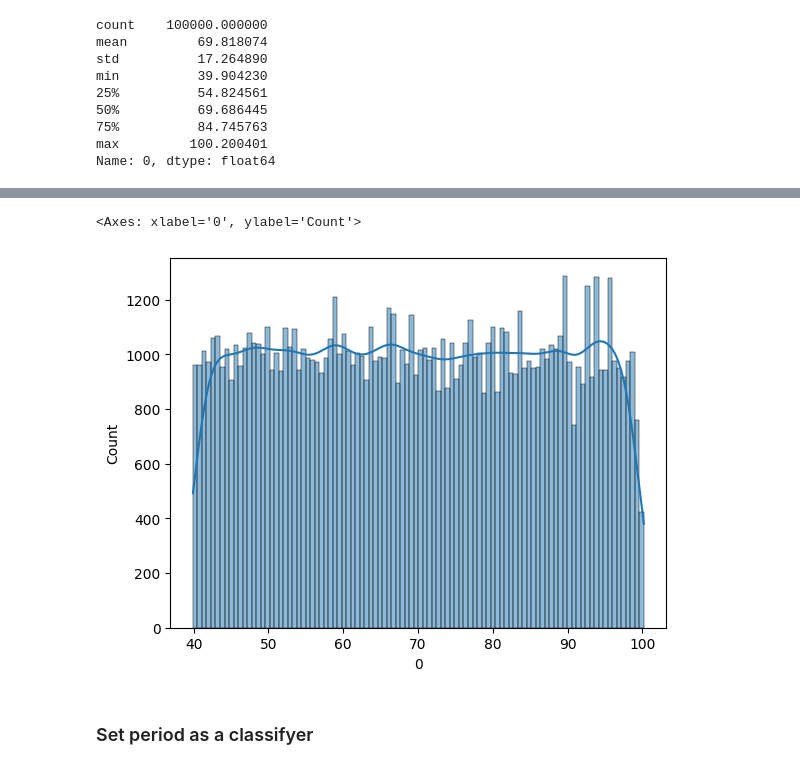
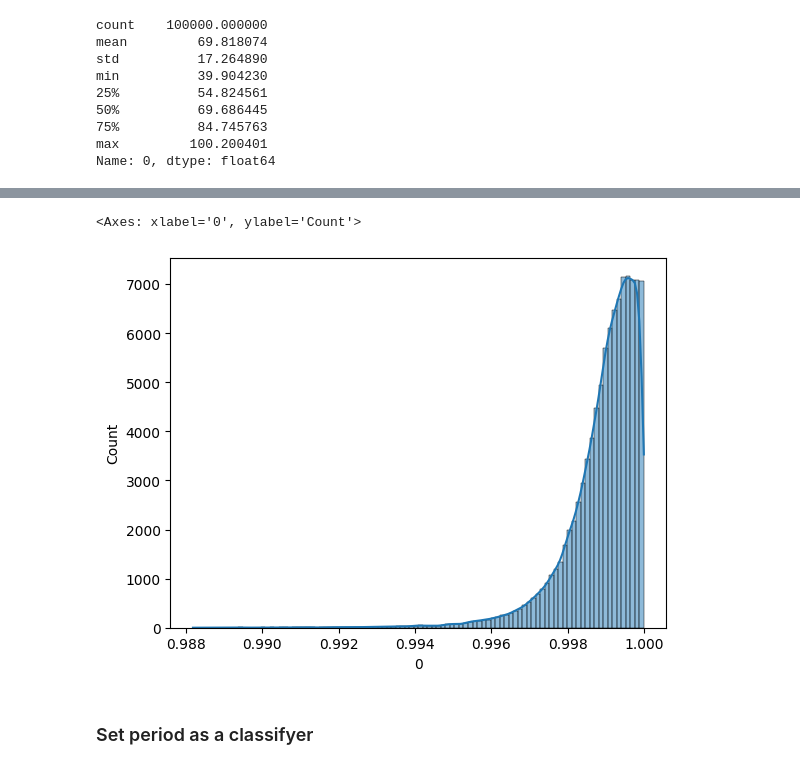
Before and after one commit to mmckay18/astr598_spr24_classification_repo, a Jupyter notebook: NOTEBOOKS/classification_models.ipynb, the cells around one changed output, grey strips where cells are left out. Saved outputs shown, nothing was run; the diff lists cells and outputs as text; code cells hidden in the pictures.

```diff
--- a/NOTEBOOKS/classification_models.ipynb
+++ b/NOTEBOOKS/classification_models.ipynb
@@ -272,8 +373,8 @@ Name: 0, dtype: float64
 # %%
-sns.histplot(multifreq_fset_cesium['period_fast'].loc[0], bins=100, kde=True)
+sns.histplot(multifreq_fset_cesium[['amplitude']].loc[0], bins=100, kde=True)
 # %% [output]
 <Axes: xlabel='0', ylabel='Count'>
-[figure, old version]
+[figure, new version]
 # %% [markdown]
 ### Set period as a classifyer
 # %%
```
Also changed, not shown: parts of 59 cells of this notebook, 1 other file.
